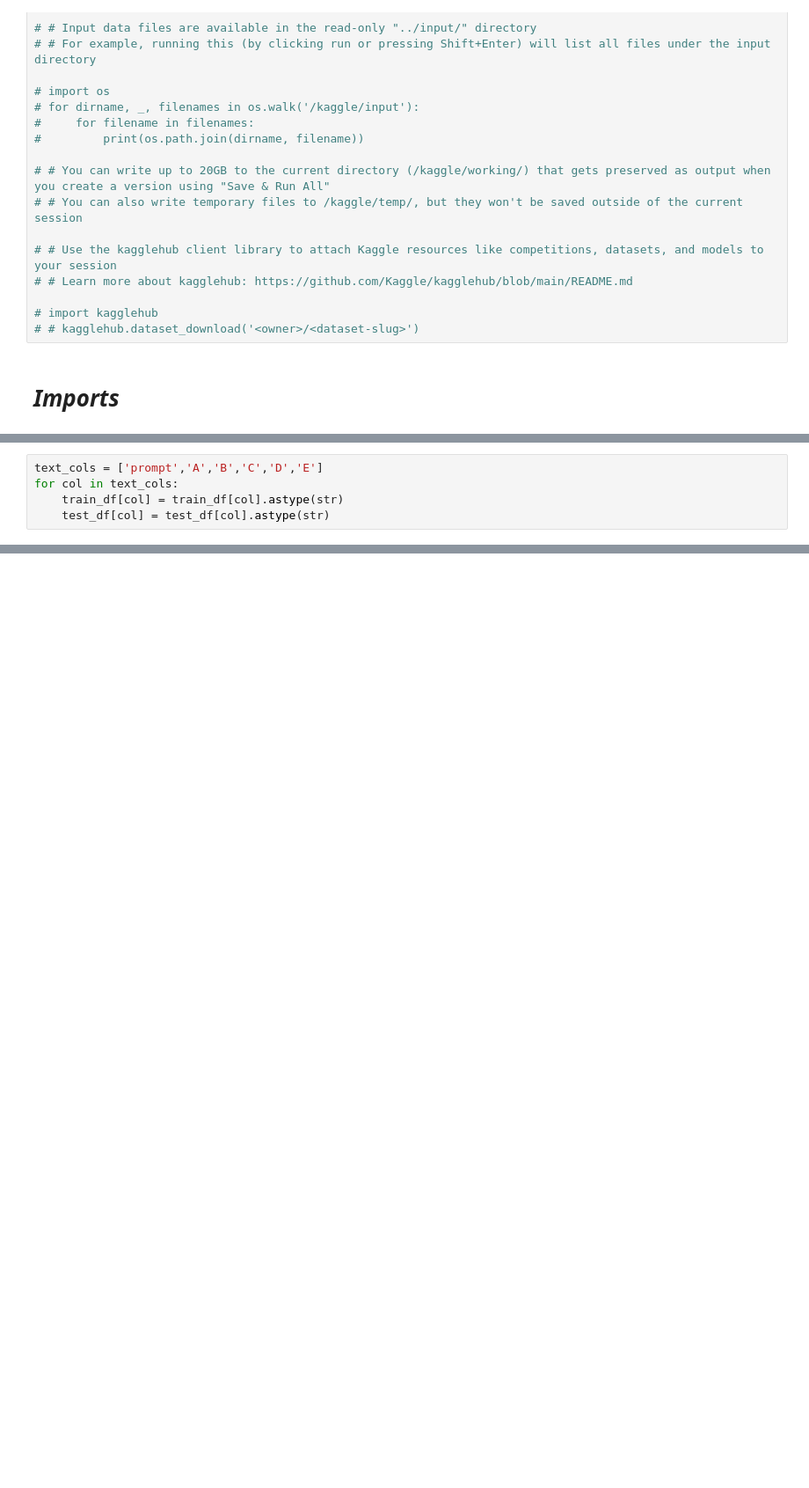
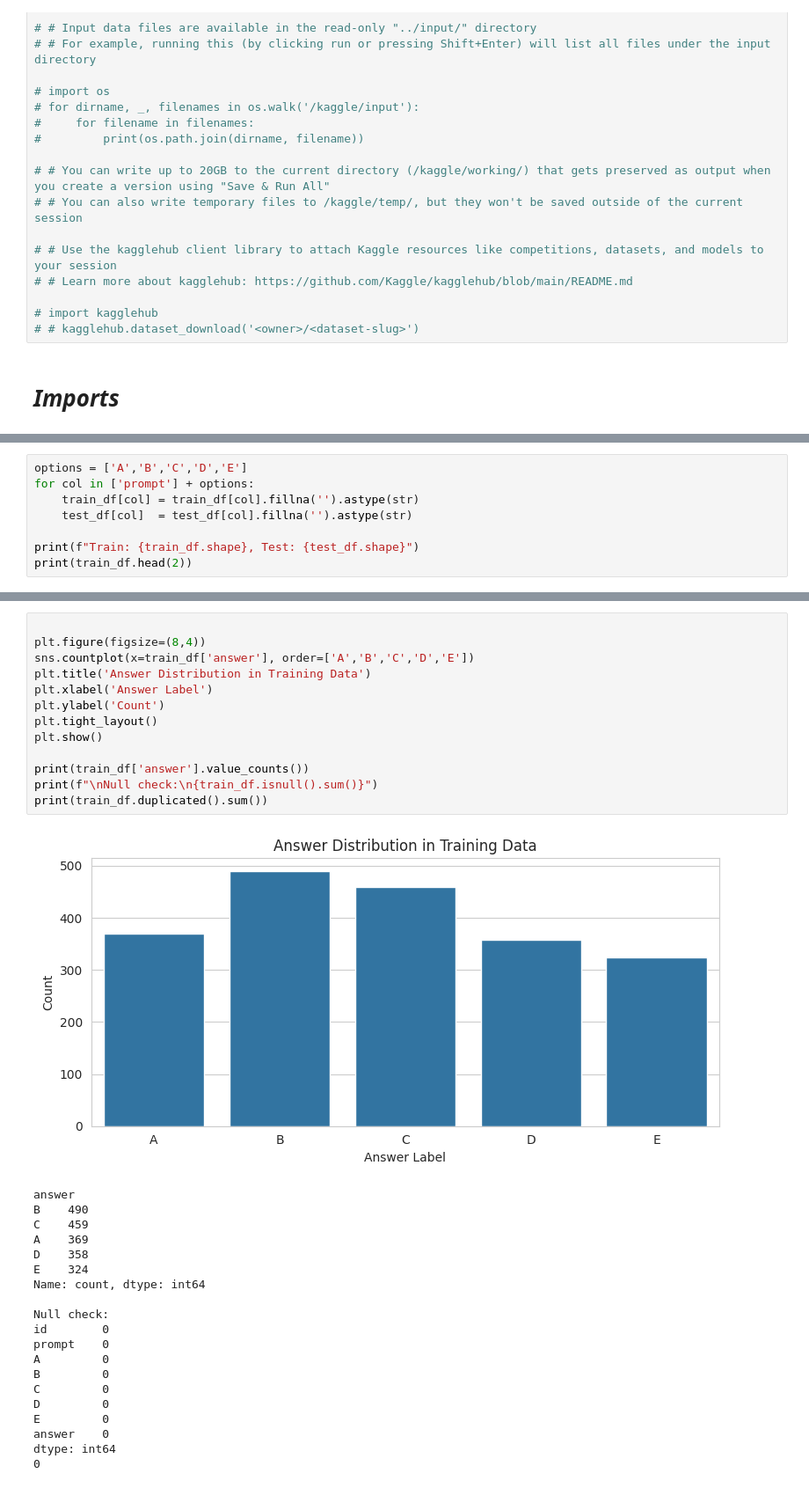
Before and after one commit to 23f2005181/DL-23f2005181-notebook-t22026, a Jupyter notebook: kaggle_notebook.ipynb, the cells around one changed output, grey strips where cells are left out. Shown at 88% size. Drawn from its saved outputs; the diff is of its cells as text; blank space fills up the shorter version.

```diff
--- a/kaggle_notebook.ipynb
+++ b/kaggle_notebook.ipynb
@@ -491,5 +26,0 @@ Vocabulary size built successfully: 3957
-# %%
-text_cols = ['prompt','A','B','C','D','E']
-for col in text_cols:
-    train_df[col] = train_df[col].astype(str)
-    test_df[col] = test_df[col].astype(str)
@@ -1150,0 +68,8 @@ submission_tfidf.csv saved ✅
+# %%
+options = ['A','B','C','D','E']
+for col in ['prompt'] + options:
+    train_df[col] = train_df[col].fillna('').astype(str)
+    test_df[col]  = test_df[col].fillna('').astype(str)
+
+print(f"Train: {train_df.shape}, Test: {test_df.shape}")
+print(train_df.head(2))
@@ -1150,0 +112,34 @@ submission_tfidf.csv saved ✅
+# %%
+
+plt.figure(figsize=(8,4))
+sns.countplot(x=train_df['answer'], order=['A','B','C','D','E'])
+plt.title('Answer Distribution in Training Data')
+plt.xlabel('Answer Label')
+plt.ylabel('Count')
+plt.tight_layout()
+plt.show()
+
+print(train_df['answer'].value_counts())
+print(f"\nNull check:\n{train_df.isnull().sum()}")
+print(train_df.duplicated().sum())
+# %% [output]
+[figure, added]
+answer
+B    490
+C    459
+A    369
+D    358
+E    324
+Name: count, dtype: int64
+
+Null check:
+id        0
+prompt    0
+A         0
+B         0
+C         0
+D         0
+E         0
+answer    0
+dtype: int64
+0
```
Also changed, not shown: parts of 109 cells of this notebook.
